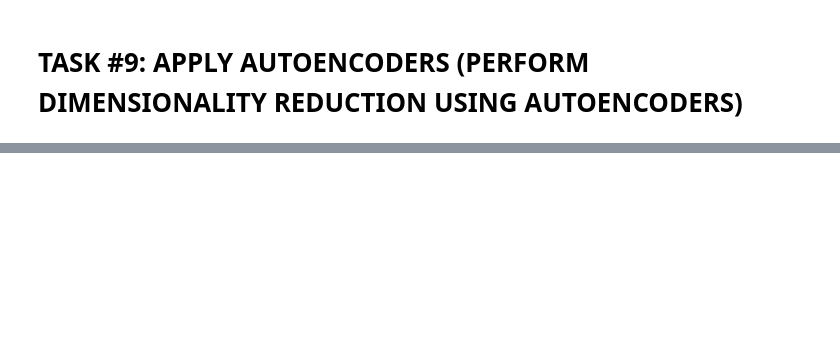
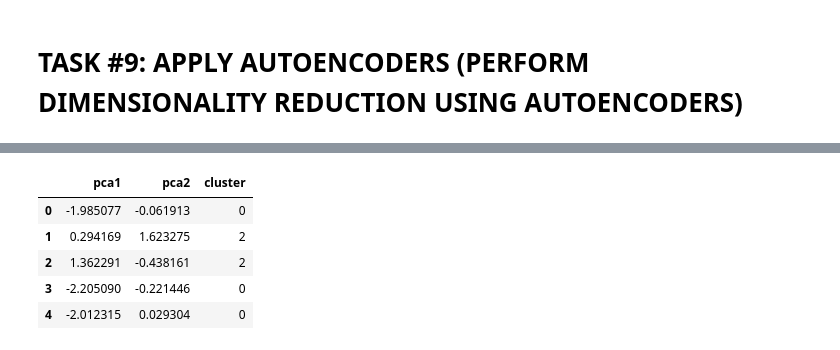
Before and after one commit to hdonghun/-Machine-learning, a Jupyter notebook: Marketing_Department_Skeleton.ipynb, the cells around one changed output, grey strips where cells are left out. Drawn from its saved outputs; the diff is of its cells as text; code cells hidden in the pictures; blank space fills up the shorter version.

```diff
--- a/Marketing_Department_Skeleton.ipynb
+++ b/Marketing_Department_Skeleton.ipynb
@@ -571,0 +646,10 @@ Epoch 25/25
+# %%
+pca_df = pd.concat([pca_df, pd.DataFrame({'cluster':labels})], axis =1)
+pca_df.head()
+# %% [output]
+|  | pca1 | pca2 | cluster |
+| 0 | -1.985077 | -0.061913 | 0 |
+| 1 | 0.294169 | 1.623275 | 2 |
+| 2 | 1.362291 | -0.438161 | 2 |
+| 3 | -2.205090 | -0.221446 | 0 |
+| 4 | -2.012315 | 0.029304 | 0 |
```
Also changed, not shown: parts of 34 cells of this notebook.
